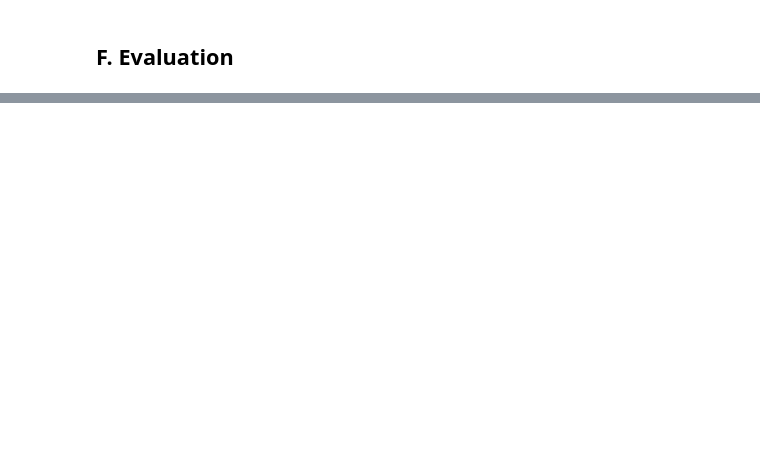
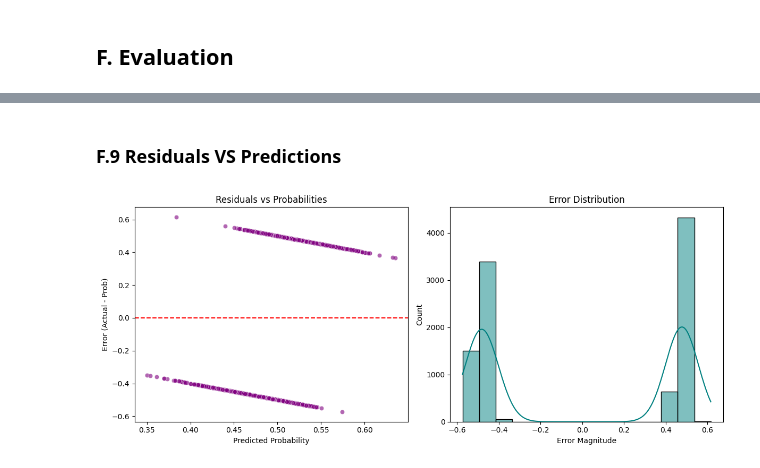
Before and after one commit to HablSank/1Day-1Dataset_MachineLearningProject, a Jupyter notebook: Day-17/Logistic Regression + NLP (IMDB Movie Reviews)/imdb_reviews.ipynb, the cells around one changed output, grey strips where cells are left out. Cells and saved outputs as stored; diff of their text form; code cells hidden in the pictures; blank space fills up the shorter version.

```diff
--- a/Day-17/Logistic Regression + NLP (IMDB Movie Reviews)/imdb_reviews.ipynb
+++ b/Day-17/Logistic Regression + NLP (IMDB Movie Reviews)/imdb_reviews.ipynb
@@ -759,0 +1023,34 @@ train_predictions = model.predict(X_train)
+# %% [markdown]
+### F.9 Residuals VS Predictions
+# %%
+# --- 1. Prepare Data ---
+y_probs_raw = model.predict_proba(X_test)
+
+# FLATTEN (Wajib! Biar dimensinya cocok sama y_test)
+y_probs = y_probs_raw.flatten()
+y_true = y_test.values.flatten() if hasattr(y_test, 'values') else y_test.flatten()
+
+# Calculate Residual (Actual - Probability)
+residuals = y_true - y_probs
+
+# --- 2. Visualization (Copy-Paste kodemu) ---
+plt.figure(figsize=(12, 5))
+
+# Plot 1: Residual Scatter
+plt.subplot(1, 2, 1)
+sns.scatterplot(x=y_probs, y=residuals, alpha=0.6, color='purple')
+plt.axhline(0, color='red', linestyle='--')
+plt.title("Residuals vs Probabilities")
+plt.xlabel("Predicted Probability")
+plt.ylabel("Error (Actual - Prob)")
+
+# Plot 2: Residual Histogram
+plt.subplot(1, 2, 2)
+sns.histplot(residuals, kde=True, color='teal')
+plt.title("Error Distribution")
+plt.xlabel("Error Magnitude")
+
+plt.tight_layout()
+plt.show()
+# %% [output]
+[figure, added]
```
Also changed, not shown: parts of 21 cells of this notebook.
